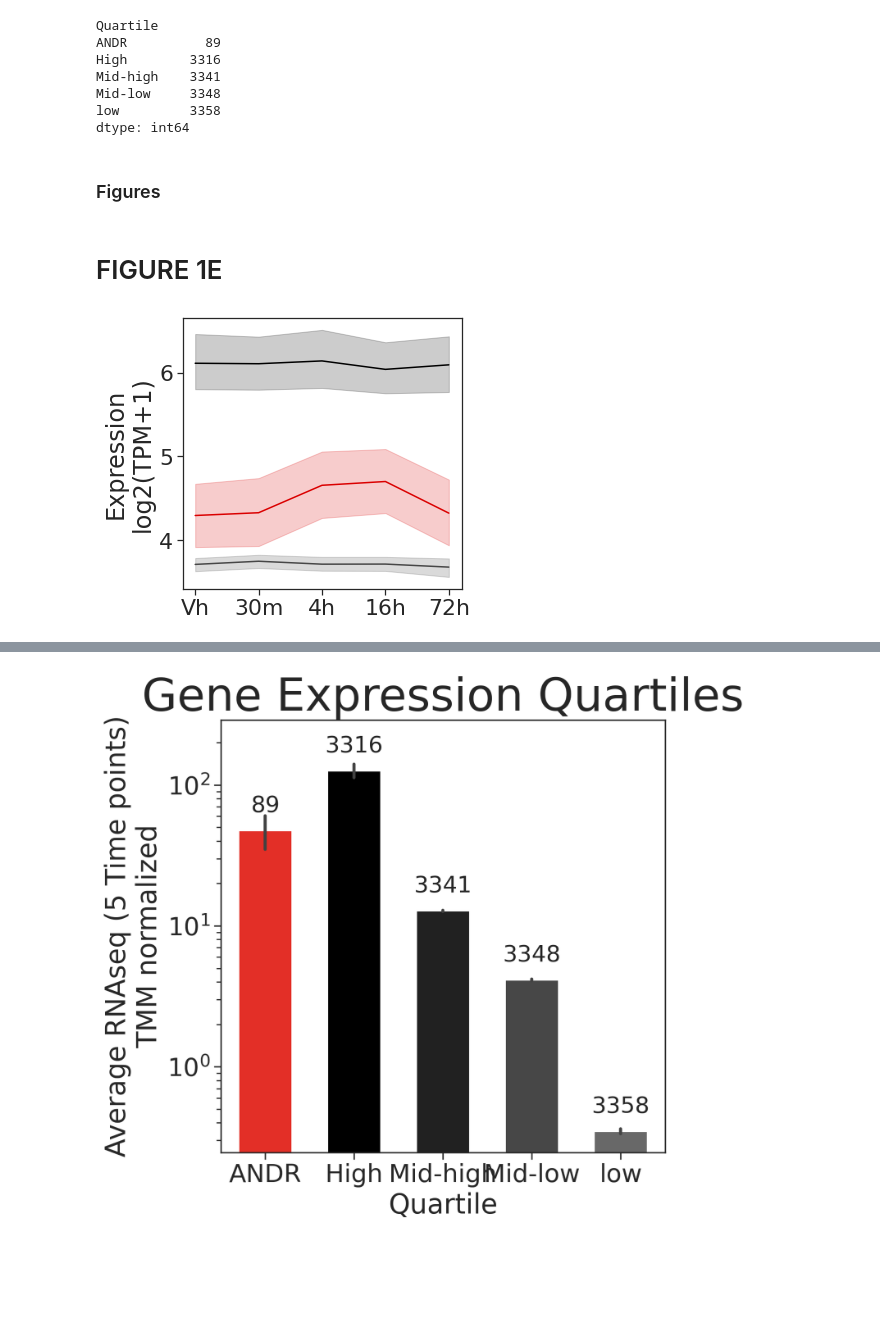
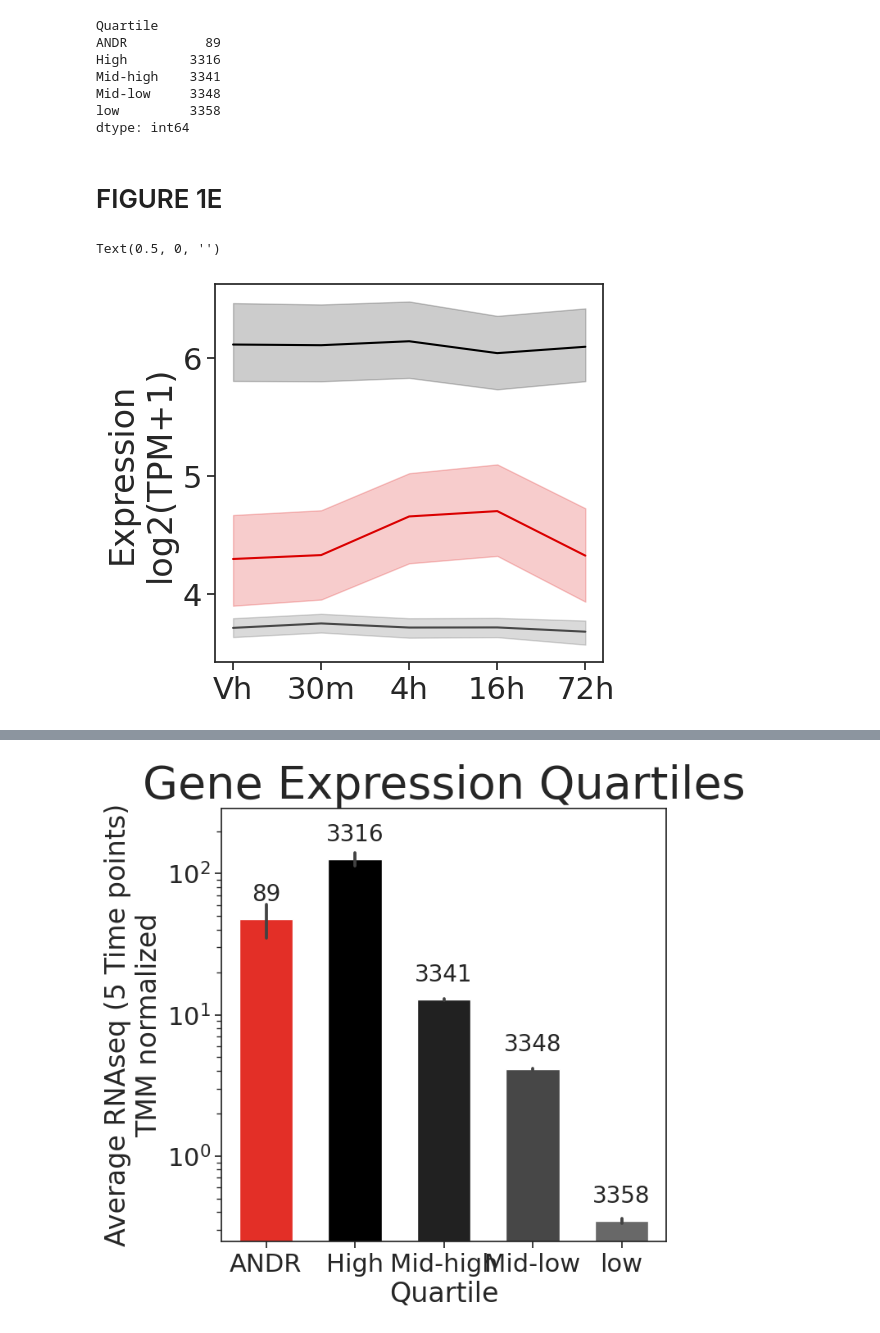
Before and after one commit to birkiy/cisregulatorynetworks, a Jupyter notebook: 0a-DefineCREs.ipynb, the cells around one changed output, grey strips where cells are left out. Cells and saved outputs as stored; diff of their text form; code cells hidden in the pictures; blank space fills up the shorter version.

```diff
--- a/0a-DefineCREs.ipynb
+++ b/0a-DefineCREs.ipynb
@@ -72,6 +68,6 @@ BEDALL = pd.DataFrame(bed, columns = ["Chr", "Start", "End", "Gene", "Strand", "
 # %%
-
-T = pd.read_table("/groups/lackgrp/projects/col-matt-LNCaP/rnaseq-pipeline/results_hg19/salmon_TPM.tsv")
+!cp /groups/lackgrp/projects/col-matt-LNCaP/rnaseq-pipeline/results_hg19/salmon_TPM.tsv data/RNAseq_salmon_TPM.tsv
+T = pd.read_table("data/RNAseq_salmon_TPM.tsv")
 T = T.set_index('Name')
 MAPexp = T.mean(1).to_dict()
 
@@ -244,5 +158,3 @@ Mid-high    3341
 Mid-low     3348
 low         3358
 dtype: int64
-# %% [markdown]
-### Figures
@@ -266,28 +161,45 @@ for h in ['Vh', '30m', '4h', '16h', '72h']:
 # %% [markdown]
 # FIGURE 1E
 # %%
+
+T["Vh"] = T[["LNCaP_Vh_1","LNCaP_Vh_2"]].mean(1)
+T["30m"] = T[["LNCaP_30m_1","LNCaP_30m_2"]].mean(1)
+T["4h"] = T[["LNCaP_4h_1","LNCaP_4h_2"]].mean(1)
+T["16h"] = T[["LNCaP_16h_1","LNCaP_16h_2"]].mean(1)
+T["72h"] = T[["LNCaP_72h_1","LNCaP_72h_2"]].mean(1)
+
+
+
+S = np.nan_to_num(T[['Vh', '30m', '4h', '16h', '72h']])
+R = 1 /(conorm.tmm_norm_factors(S) * S.sum(0) / 1000000)
+N = pd.DataFrame(S * R, index=T.index, columns=['Vh', '30m', '4h', '16h', '72h'])
+N = N.loc[set(BEDPRO['Transcript']).intersection(set(N.index)), :]
+
+for h in ['Vh', '30m', '4h', '16h', '72h']:
+    quarts = dict(zip(N.index, N[h]))
+    BEDPRO[h] = BEDPRO["Transcript"].map(quarts)
+
+########
 
 
 sns.set(style='ticks', font_scale=2)
 np.random.seed(7)
 tmp = BEDPRO.groupby(['Quartile']).sample(n=89).set_index('Quartile')[['Vh', '30m', '4h','16h', '72h']].stack().reset_index()
-
 tmp['l'] = np.log2(tmp[0]+1)
 
-
-
-fig = plt.figure(figsize=[5,5])
+fig = plt.figure(figsize=[5,5], dpi=100)
 ax = sns.lineplot(data=tmp, x='level_1', y='l', hue='Quartile', hue_order=['High', 'ANDR', 'Mid-high'], palette=['#000000', '#DA0000',  color2[-3],])
 
 plt.legend([],frameon=False )
 plt.ylabel('Expression\nlog2(TPM+1)')
 plt.xlabel('')
 
 
 
-fig.savefig('../plots/ANDRinduction.pdf', bbox_inches ="tight",  pad_inches = 1 )
+#fig.savefig('../plots/ANDRinduction.pdf', bbox_inches ="tight",  pad_inches = 1 )
 # %% [output]
+Text(0.5, 0, '')
-[figure, old version]
+[figure, new version]
 # %%
 sns.set(style="ticks", font_scale=2)
 
```
Also changed, not shown: parts of 32 cells of this notebook, 11 other files.
